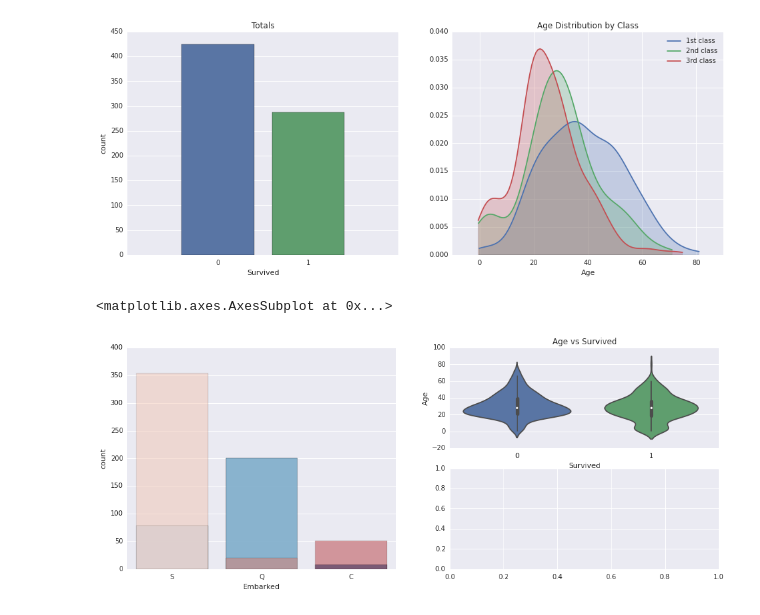
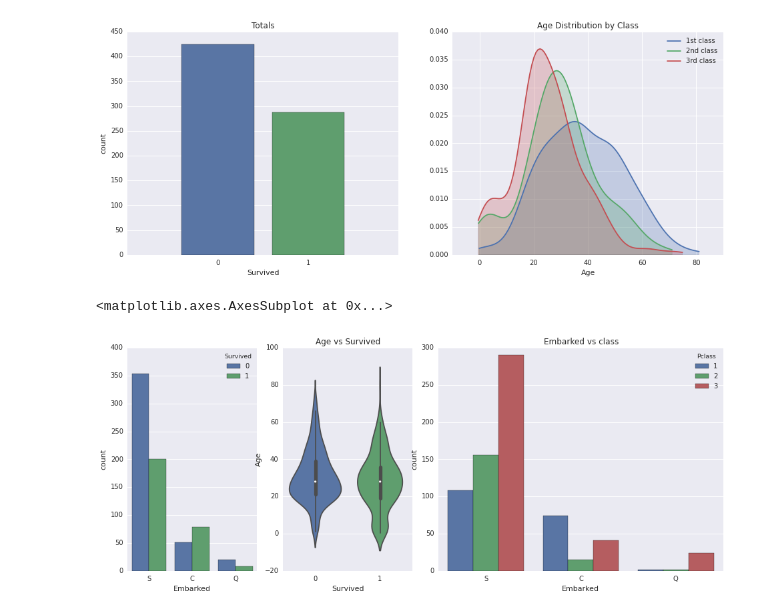
Before and after one commit to sachdevs/k_titanic, a Jupyter notebook: Research and visualizations.ipynb, the cells around one changed output. Saved outputs shown, nothing was run; the diff lists cells and outputs as text; code cells hidden in the pictures.

Commit message:
finished visualizations

```diff
--- a/Research and visualizations.ipynb
+++ b/Research and visualizations.ipynb
@@ -5,12 +5,12 @@
 
 from __future__ import division
 import numpy as np
-import matplotlib.pyplot as plt
 import pandas as pd
 import sklearn
 import seaborn as sns
-import matplotlib.pylab as pylab
-pylab.rcParams['figure.figsize'] = 16, 6
+from matplotlib import rcParams
+import matplotlib.pyplot as plt
+rcParams['figure.figsize'] = (16, 6)
 
 train_df = pd.read_csv('train.csv')
 # %% [markdown]
@@ -106,14 +106,16 @@ sns.kdeplot(df[df.Pclass == 3].Age, shade=True, label='3rd class')
 <matplotlib.axes.AxesSubplot at 0x...>
 [figure]
 # %%
-plt.subplot2grid((2,2), (0,0), rowspan=2)
+plt.subplot2grid((2,4), (0,0), rowspan=2)
 sns.set(style="darkgrid")
-sns.countplot(df.Embarked[df.Survived == 1], palette="Blues", alpha=0.85)
-sns.countplot(df.Embarked[df.Survived == 0], palette="Reds", alpha=0.45)
-plt.subplot2grid((2,2),(0,1))
+sns.countplot(x="Embarked", hue="Survived", data=df)
+plt.subplot2grid((2,4),(0,1), rowspan=2)
 plt.title('Age vs Survived')
+df['PsurvivedByAge'] = df.Age.count() / df.count()
 sns.violinplot(y=df.Age, x=df.Survived)
-plt.subplot2grid((2,2),(1,1))
+plt.subplot2grid((2,4),(0,2), rowspan=2, colspan=2)
+plt.title('Embarked vs class')
+sns.countplot(x="Embarked", hue="Pclass", data=df)
 # %% [output]
 <matplotlib.axes.AxesSubplot at 0x...>
-[figure, old version]
+[figure, new version]
```
Also changed, not shown: parts of 2 cells of this notebook.
